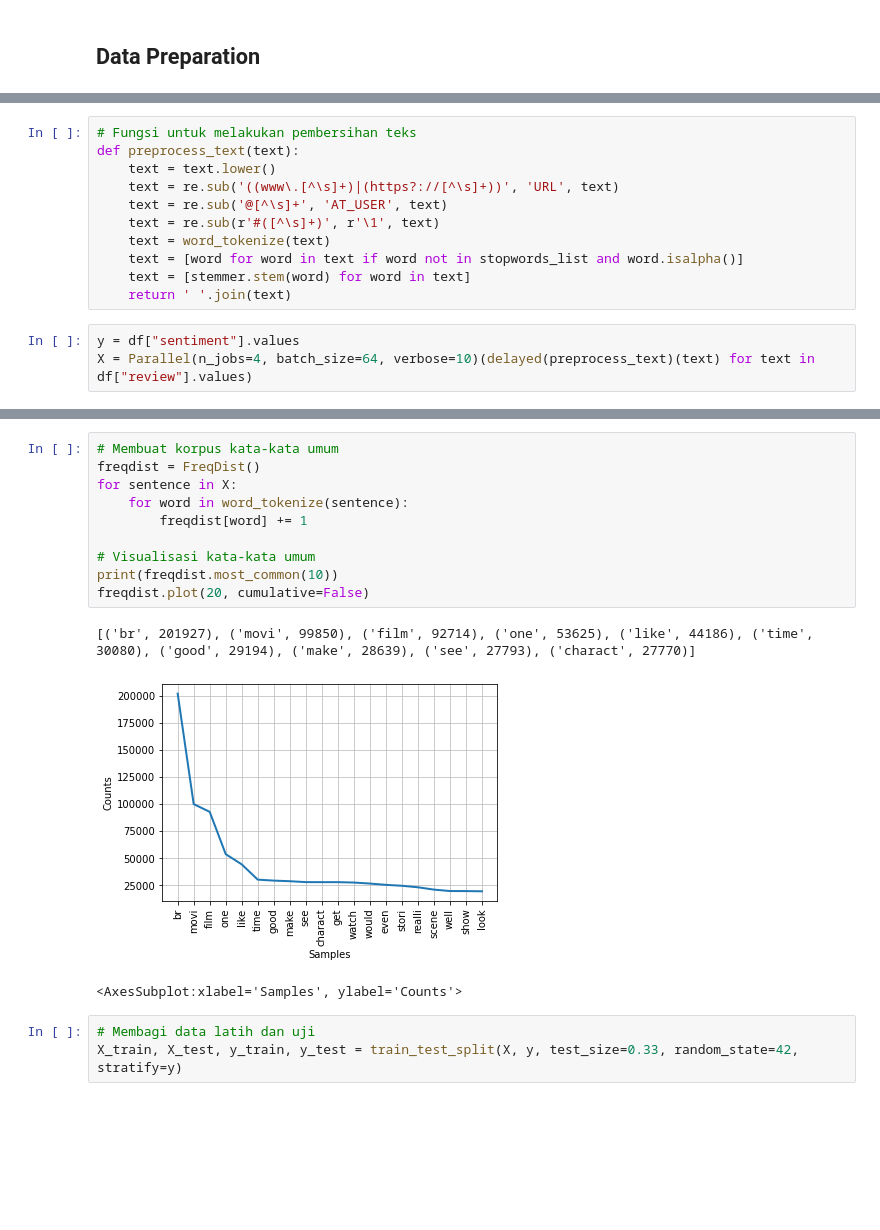
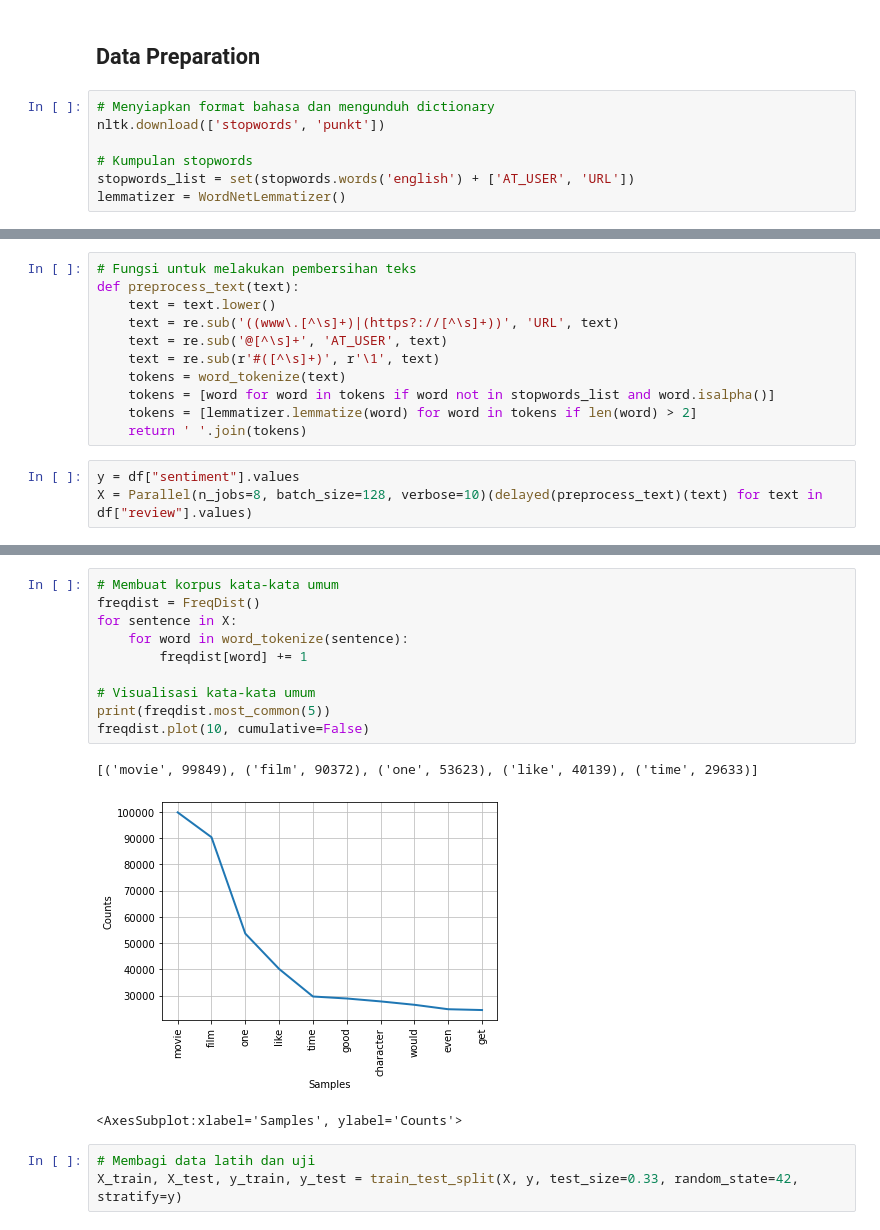
Before and after one commit to Kodesiana/book-ml-python, a Jupyter notebook: jupyter/sentiment-analysis_nb.ipynb, the cells around one changed output, grey strips where cells are left out. Saved outputs shown, nothing was run; the diff lists cells and outputs as text; blank space fills up the shorter version.

```diff
--- a/jupyter/sentiment-analysis_nb.ipynb
+++ b/jupyter/sentiment-analysis_nb.ipynb
@@ -70,3 +40,10 @@ df["sentiment"].value_counts().plot(kind="bar")
 [figure]
 # %% [markdown]
 ## Data Preparation
+# %%
+# Menyiapkan format bahasa dan mengunduh dictionary
+nltk.download(['stopwords', 'punkt'])
+
+# Kumpulan stopwords
+stopwords_list = set(stopwords.words('english') + ['AT_USER', 'URL'])
+lemmatizer = WordNetLemmatizer()
@@ -77,11 +59,11 @@ def preprocess_text(text):
     text = re.sub('((www\.[^\s]+)|(https?://[^\s]+))', 'URL', text)
     text = re.sub('@[^\s]+', 'AT_USER', text)
     text = re.sub(r'#([^\s]+)', r'\1', text)
-    text = word_tokenize(text)
-    text = [word for word in text if word not in stopwords_list and word.isalpha()]
-    text = [stemmer.stem(word) for word in text]
-    return ' '.join(text)
+    tokens = word_tokenize(text)
+    tokens = [word for word in tokens if word not in stopwords_list and word.isalpha()]
+    tokens = [lemmatizer.lemmatize(word) for word in tokens if len(word) > 2]
+    return ' '.join(tokens)
 # %%
 y = df["sentiment"].values
-X = Parallel(n_jobs=4, batch_size=64, verbose=10)(delayed(preprocess_text)(text) for text in df["review"].values)
+X = Parallel(n_jobs=8, batch_size=128, verbose=10)(delayed(preprocess_text)(text) for text in df["review"].values)
 # %% [output]
@@ -105,16 +87,16 @@ X = Parallel(n_jobs=4, batch_size=64, verbose=10)(delayed(preprocess_text)(text)
 # %%
 # Membuat korpus kata-kata umum
 freqdist = FreqDist()
 for sentence in X:
     for word in word_tokenize(sentence):
         freqdist[word] += 1
 
 # Visualisasi kata-kata umum
-print(freqdist.most_common(10))
-freqdist.plot(20, cumulative=False)
+print(freqdist.most_common(5))
+freqdist.plot(10, cumulative=False)
 # %% [output]
-[('br', 201927), ('movi', 99850), ('film', 92714), ('one', 53625), ('like', 44186), ('time', 30080), ('good', 29194), ('make', 28639), ('see', 27793), ('charact', 27770)]
+[('movie', 99849), ('film', 90372), ('one', 53623), ('like', 40139), ('time', 29633)]
-[figure, old version]
+[figure, new version]
 <AxesSubplot:xlabel='Samples', ylabel='Counts'>
 # %%
 # Membagi data latih dan uji
```
Also changed, not shown: parts of 10 cells of this notebook, 2 other files.
